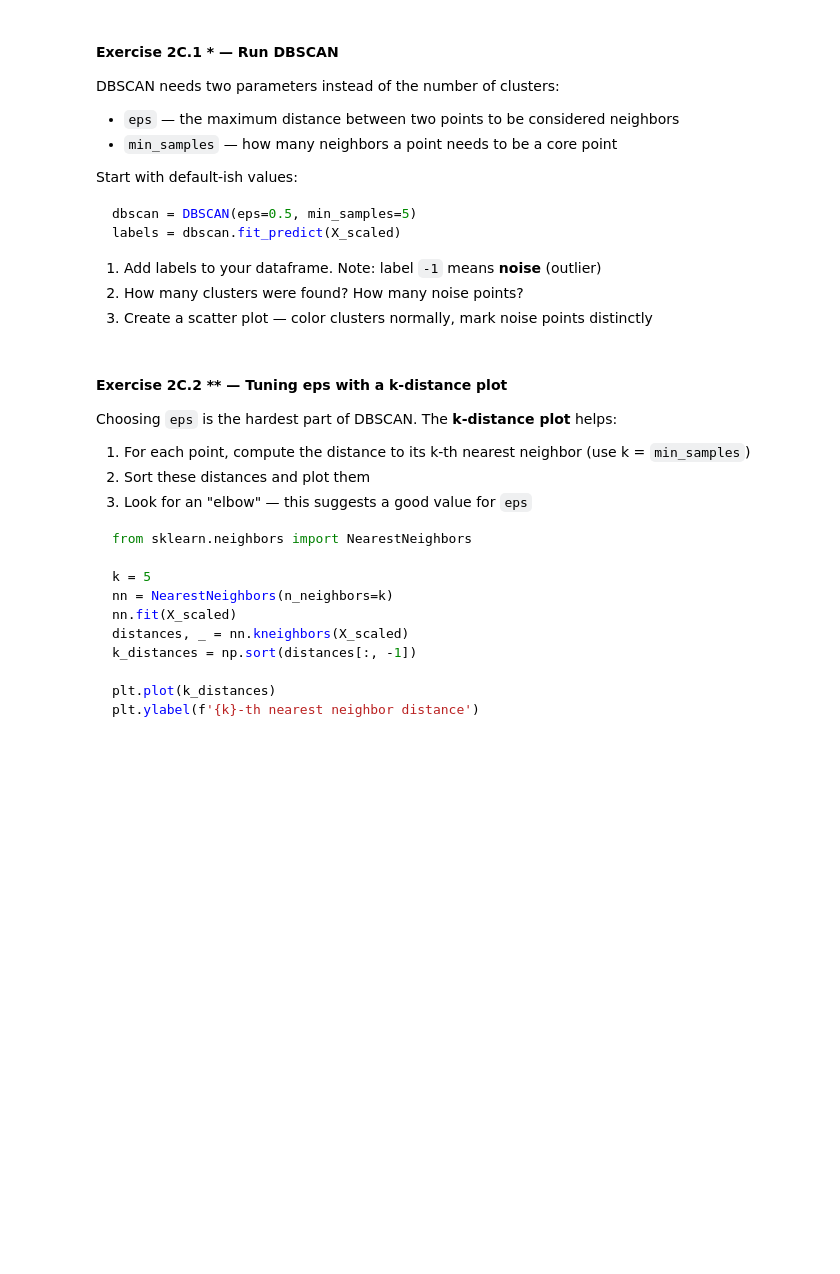
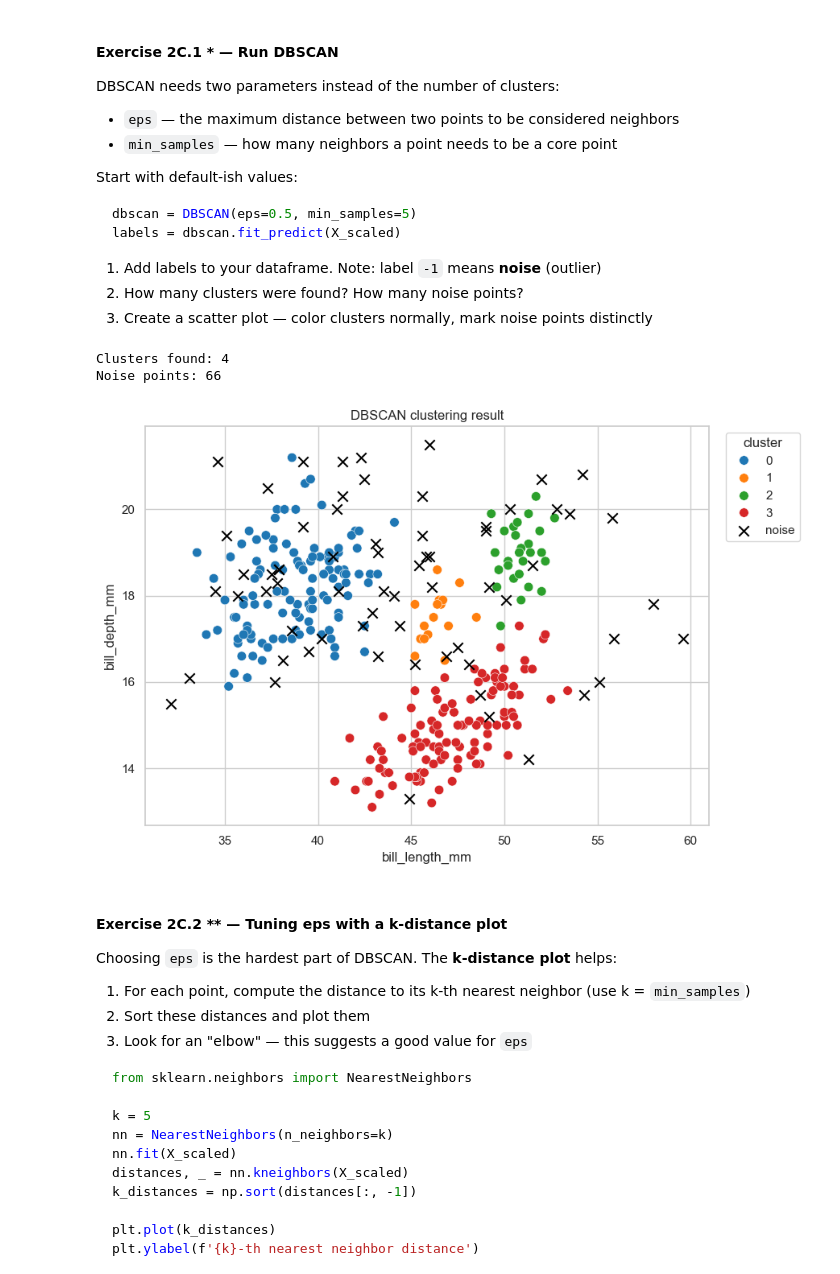
Before and after one commit to Gson99/Workshop-UML, a Jupyter notebook: unsupervised_ml_workshop.ipynb, the cells around one changed output. Drawn from its saved outputs; the diff is of its cells as text; code cells hidden in the pictures; blank space fills up the shorter version.

```diff
--- a/unsupervised_ml_workshop.ipynb
+++ b/unsupervised_ml_workshop.ipynb
@@ -630,3 +628,49 @@ labels = dbscan.fit_predict(X_scaled)
+# %%
+dbscan = DBSCAN(eps=0.5, min_samples=5)
+labels = dbscan.fit_predict(X_scaled)
+
+df["dbscan_label"] = labels
+
+n_clusters = len(set(labels)) - (1 if -1 in labels else 0)
+noise_points = (labels == -1).sum()
+
+print(f"Clusters found: {n_clusters}")
+print(f"Noise points: {noise_points}")
+
+plt.figure(figsize=(9, 6))
+cluster_points = df[df["dbscan_label"] != -1]
+noise = df[df["dbscan_label"] == -1]
+
+sns.scatterplot(
+    data=cluster_points,
+    x="bill_length_mm",
+    y="bill_depth_mm",
+    hue="dbscan_label",
+    palette="tab10",
+    s=70,
+    edgecolor="white",
+    linewidth=0.4,
+)
+
+plt.scatter(
+    noise["bill_length_mm"],
+    noise["bill_depth_mm"],
+    c="black",
+    marker="x",
+    s=80,
+    label="noise",
+)
+
+plt.title("DBSCAN clustering result")
+plt.xlabel("bill_length_mm")
+plt.ylabel("bill_depth_mm")
+plt.legend(title="cluster", bbox_to_anchor=(1.02, 1), loc="upper left")
+plt.tight_layout()
+plt.show()
+# %% [output]
+Clusters found: 4
+Noise points: 66
+[figure, added]
 # %% [markdown]
 #### Exercise 2C.2 ** — Tuning eps with a k-distance plot
 
```
Also changed, not shown: parts of 5 cells of this notebook.
